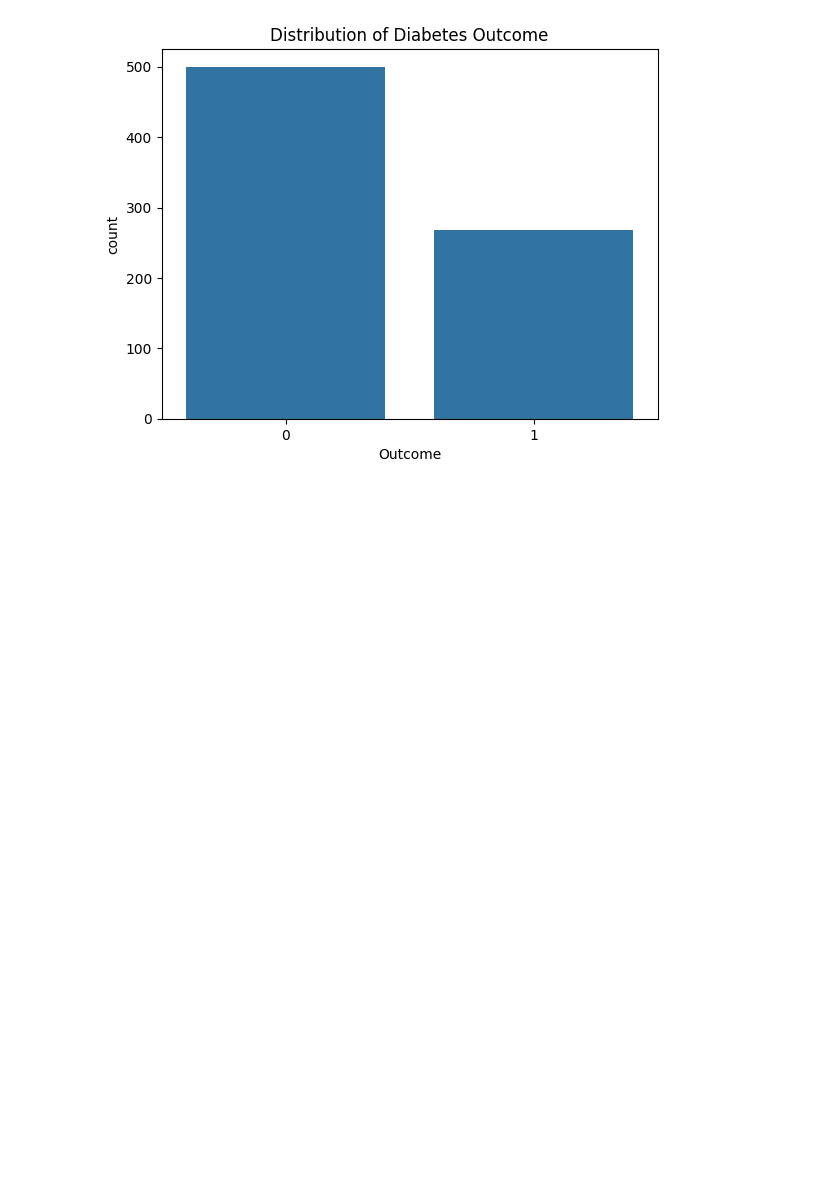
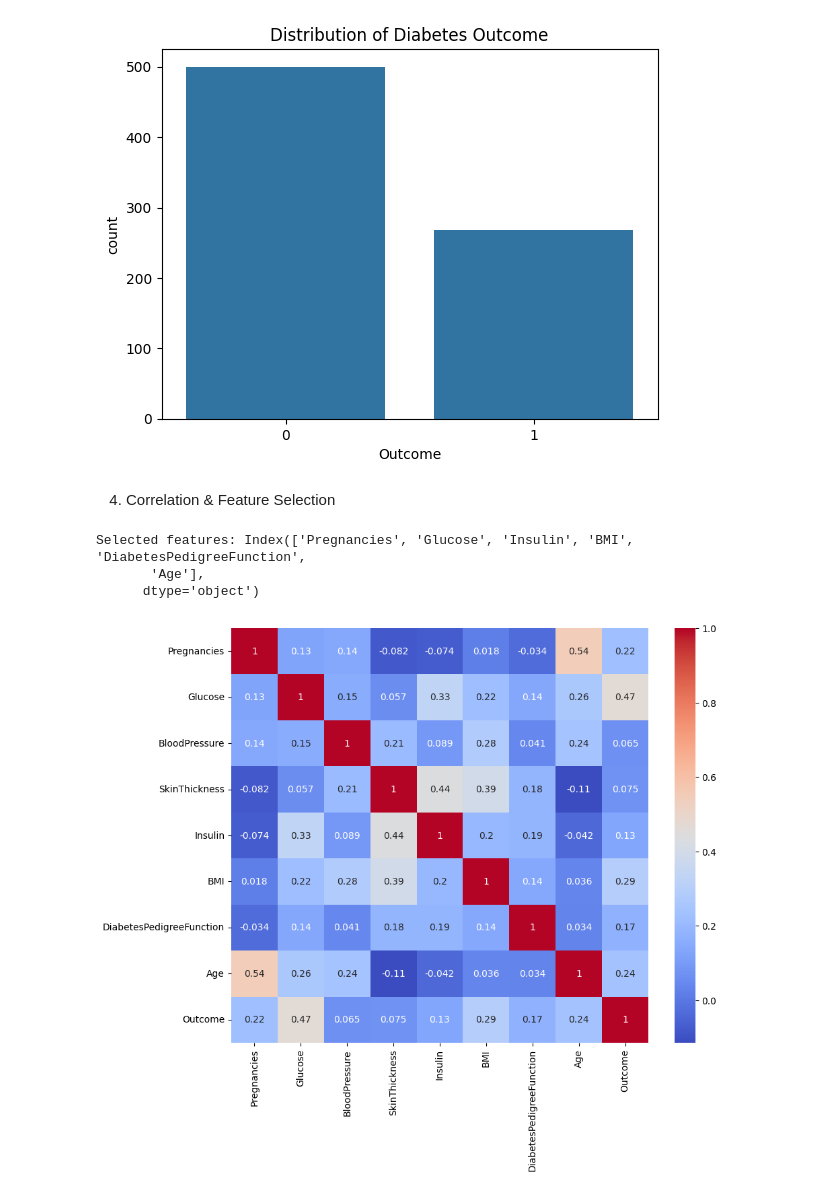
Before and after one commit to sonakshiprojects/CTtask02, a Jupyter notebook: task2.ipynb, the cells around one changed output. Drawn from its saved outputs; the diff is of its cells as text; code cells hidden in the pictures; blank space fills up the shorter version.

Commit message:
Correlation & Feature Selection

```diff
--- a/task2.ipynb
+++ b/task2.ipynb
@@ -51,3 +51,22 @@ dtypes: float64(2), int64(7)
 memory usage: 54.1 KB
 Text(0.5, 1.0, 'Distribution of Diabetes Outcome')
 [figure]
+# %% [markdown]
+4. Correlation & Feature Selection
+# %%
+plt.figure(figsize=(10,8))
+sns.heatmap(df.corr(), annot=True, cmap='coolwarm')
+
+# Feature selection
+X = df.drop('Outcome', axis=1)
+y = df['Outcome']
+
+selector = SelectKBest(score_func=f_classif, k=6)
+X_new = selector.fit_transform(X, y)
+selected_features = X.columns[selector.get_support()]
+print("Selected features:", selected_features)
+# %% [output]
+Selected features: Index(['Pregnancies', 'Glucose', 'Insulin', 'BMI', 'DiabetesPedigreeFunction',
+       'Age'],
+      dtype='object')
+[figure, added]
```
